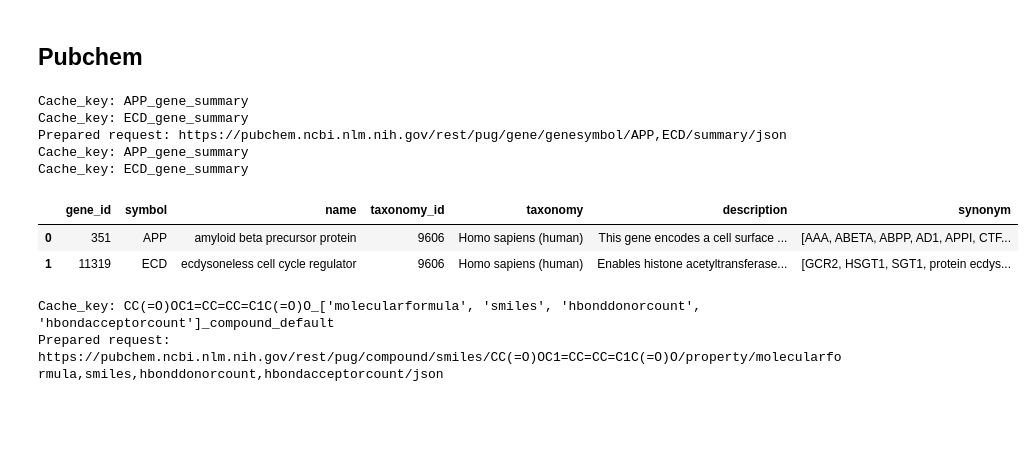
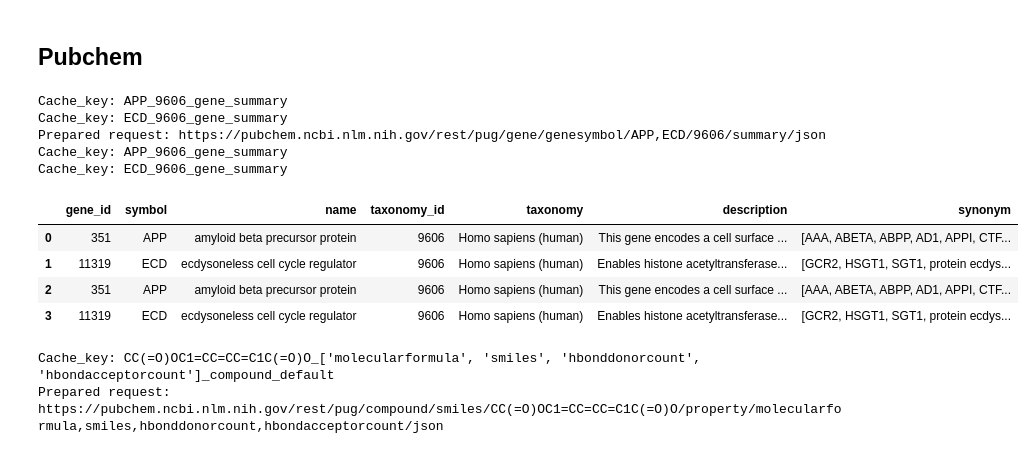
Before and after one commit to ProteinEngineering-PESB2/BioSeqDownloader, a Jupyter notebook: tests.ipynb, the cells around one changed output. Saved outputs shown, nothing was run; the diff lists cells and outputs as text; code cells hidden in the pictures; blank space fills up the shorter version.

```diff
--- a/tests.ipynb
+++ b/tests.ipynb
@@ -1854,22 +1983,25 @@ instance = PubChemInterface()
 # %%
 instance.fetch_single(
     query={
         "genesymbol": ["APP", "ECD"],
+        "taxid": "9606",
     },
     method="gene",
     option="summary",
     parse=True,
     to_dataframe=True
 )
 # %% [output]
-Cache_key: APP_gene_summary
-Cache_key: ECD_gene_summary
-Prepared request: https://pubchem.ncbi.nlm.nih.gov/rest/pug/gene/genesymbol/APP,ECD/summary/json
-Cache_key: APP_gene_summary
-Cache_key: ECD_gene_summary
+Cache_key: APP_9606_gene_summary
+Cache_key: ECD_9606_gene_summary
+Prepared request: https://pubchem.ncbi.nlm.nih.gov/rest/pug/gene/genesymbol/APP,ECD/9606/summary/json
+Cache_key: APP_9606_gene_summary
+Cache_key: ECD_9606_gene_summary
 |  | gene_id | symbol | name | taxonomy_id | taxonomy | description | synonym |
 | 0 | 351 | APP | amyloid beta precursor protein | 9606 | Homo sapiens (human) | This gene encodes a cell surface ... | [AAA, ABETA, ABPP, AD1, APPI, CTF... |
 | 1 | 11319 | ECD | ecdysoneless cell cycle regulator | 9606 | Homo sapiens (human) | Enables histone acetyltransferase... | [GCR2, HSGT1, SGT1, protein ecdys... |
+| 2 | 351 | APP | amyloid beta precursor protein | 9606 | Homo sapiens (human) | This gene encodes a cell surface ... | [AAA, ABETA, ABPP, AD1, APPI, CTF... |
+| 3 | 11319 | ECD | ecdysoneless cell cycle regulator | 9606 | Homo sapiens (human) | Enables histone acetyltransferase... | [GCR2, HSGT1, SGT1, protein ecdys... |
 # %%
 # For more properties check the documentation: https://pubchem.ncbi.nlm.nih.gov/docs/pug-rest#section=Compound-Property-Tables
 instance.fetch_single(
```
Also changed, not shown: parts of 11 cells of this notebook, 10 other files.
